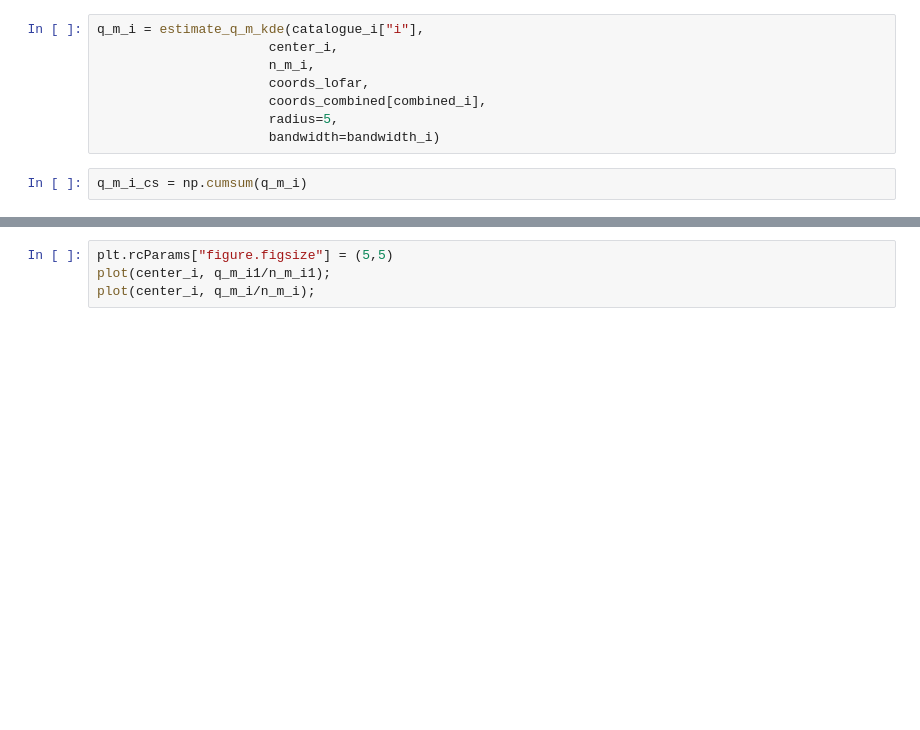
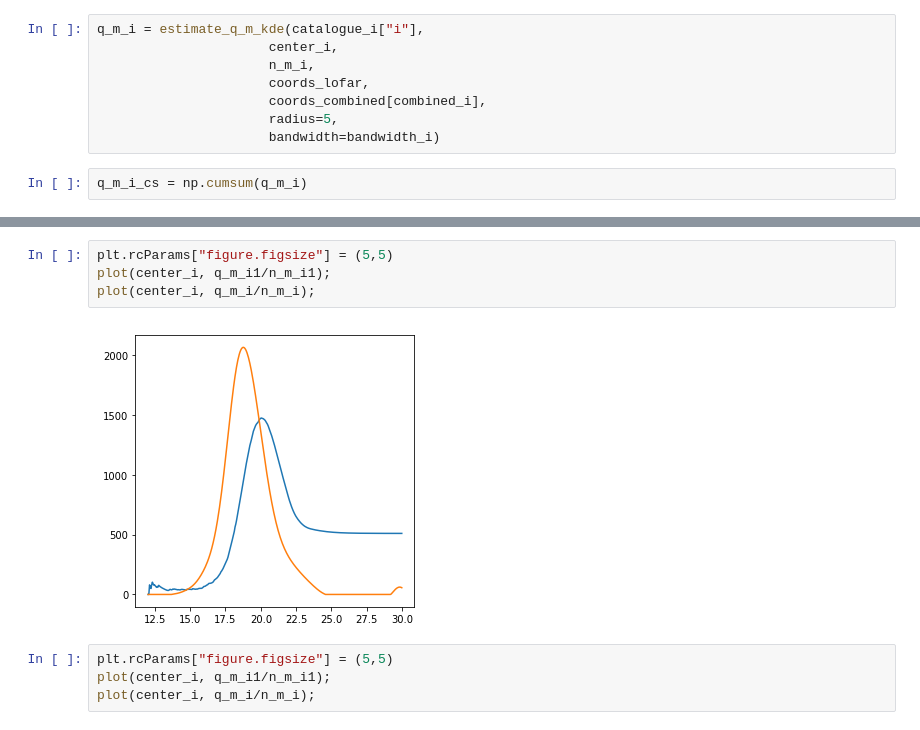
Before and after one commit to nudomarinero/mltier1, a Jupyter notebook: Match_LOFAR_combined_iter_params.ipynb, the cells around one changed output, grey strips where cells are left out. Drawn from its saved outputs; the diff is of its cells as text; blank space fills up the shorter version.

```diff
--- a/Match_LOFAR_combined_iter_params.ipynb
+++ b/Match_LOFAR_combined_iter_params.ipynb
@@ -360,3 +370,9 @@ plot(center_i, q_m_i_cs);
+# %%
+plt.rcParams["figure.figsize"] = (5,5)
+plot(center_i, q_m_i1/n_m_i1);
+plot(center_i, q_m_i/n_m_i);
+# %% [output]
+[figure, added]
 # %%
 plt.rcParams["figure.figsize"] = (5,5)
 plot(center_i, q_m_i1/n_m_i1);
```
Also changed, not shown: parts of 33 cells of this notebook.
